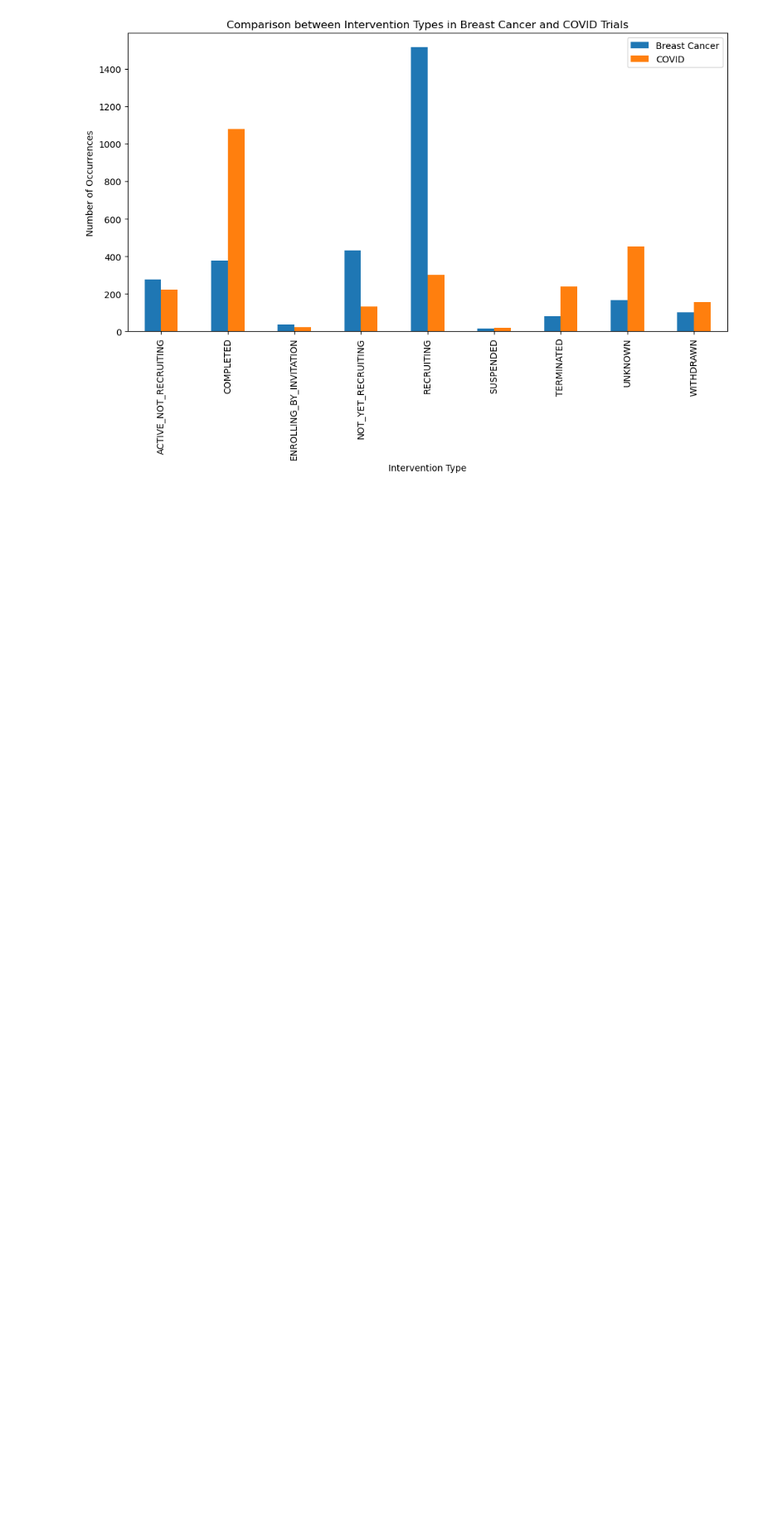
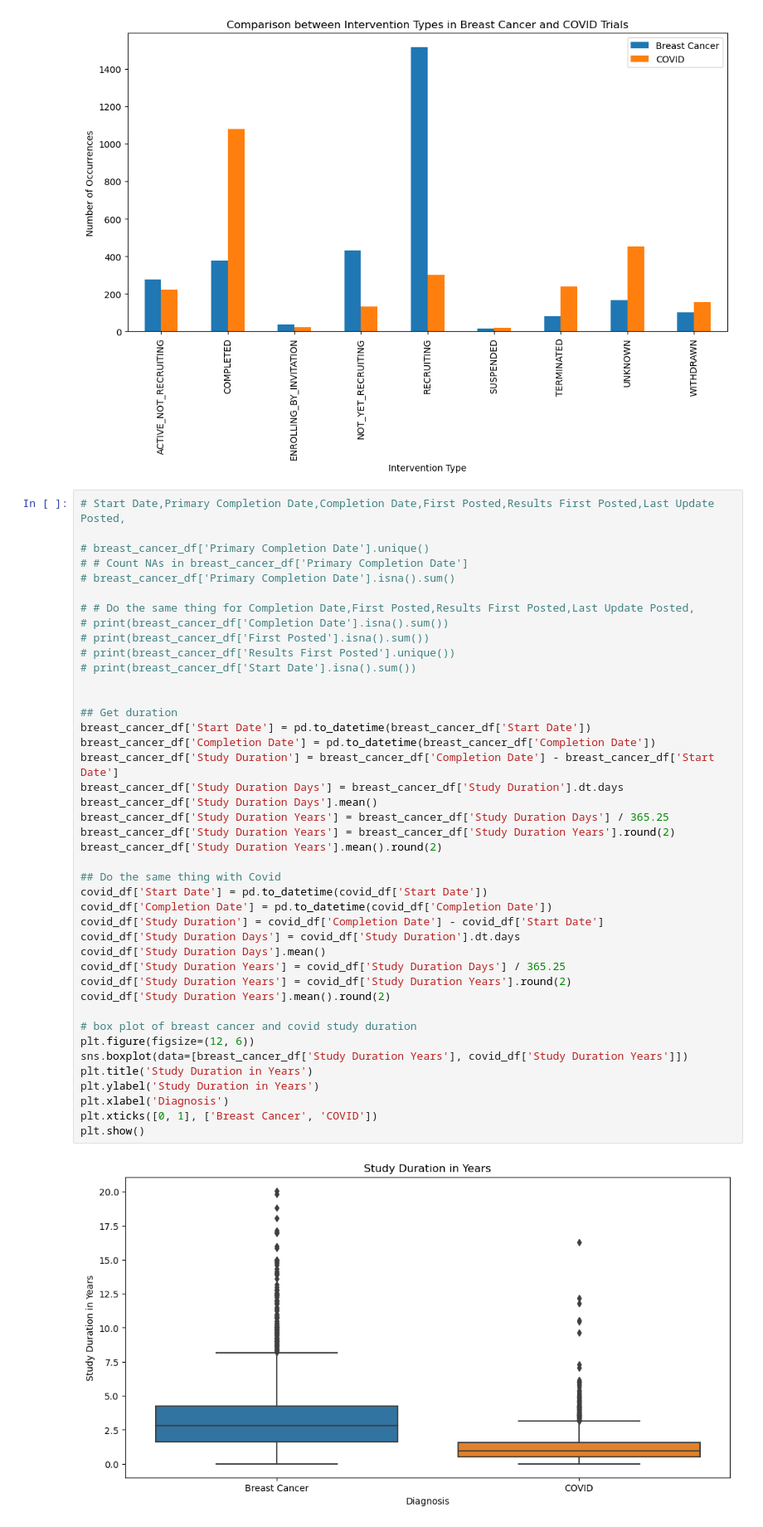
Before and after one commit to harooks/Clinical-Trials-Data-Analysis, a Jupyter notebook: partA_haruko.ipynb, the cells around one changed output. Shown at 83% size. Cells and saved outputs as stored; diff of their text form; blank space fills up the shorter version.

Commit message:
created boxplot for study duration

```diff
--- a/partA_haruko.ipynb
+++ b/partA_haruko.ipynb
@@ -155,3 +155,47 @@ plt.xlabel('Intervention Type')
 plt.show()
 # %% [output]
 [figure]
+# %%
+# Start Date,Primary Completion Date,Completion Date,First Posted,Results First Posted,Last Update Posted,
+
+# breast_cancer_df['Primary Completion Date'].unique()
+# # Count NAs in breast_cancer_df['Primary Completion Date']
+# breast_cancer_df['Primary Completion Date'].isna().sum()
+
+# # Do the same thing for Completion Date,First Posted,Results First Posted,Last Update Posted,
+# print(breast_cancer_df['Completion Date'].isna().sum())
+# print(breast_cancer_df['First Posted'].isna().sum())
+# print(breast_cancer_df['Results First Posted'].unique())
+# print(breast_cancer_df['Start Date'].isna().sum())
+
+
+## Get duration
+breast_cancer_df['Start Date'] = pd.to_datetime(breast_cancer_df['Start Date'])
+breast_cancer_df['Completion Date'] = pd.to_datetime(breast_cancer_df['Completion Date'])
+breast_cancer_df['Study Duration'] = breast_cancer_df['Completion Date'] - breast_cancer_df['Start Date']
+breast_cancer_df['Study Duration Days'] = breast_cancer_df['Study Duration'].dt.days
+breast_cancer_df['Study Duration Days'].mean()
+breast_cancer_df['Study Duration Years'] = breast_cancer_df['Study Duration Days'] / 365.25
+breast_cancer_df['Study Duration Years'] = breast_cancer_df['Study Duration Years'].round(2)
+breast_cancer_df['Study Duration Years'].mean().round(2)
+
+## Do the same thing with Covid
+covid_df['Start Date'] = pd.to_datetime(covid_df['Start Date'])
+covid_df['Completion Date'] = pd.to_datetime(covid_df['Completion Date'])
+covid_df['Study Duration'] = covid_df['Completion Date'] - covid_df['Start Date']
+covid_df['Study Duration Days'] = covid_df['Study Duration'].dt.days
+covid_df['Study Duration Days'].mean()
+covid_df['Study Duration Years'] = covid_df['Study Duration Days'] / 365.25
+covid_df['Study Duration Years'] = covid_df['Study Duration Years'].round(2)
+covid_df['Study Duration Years'].mean().round(2)
+
+# box plot of breast cancer and covid study duration
+plt.figure(figsize=(12, 6))
+sns.boxplot(data=[breast_cancer_df['Study Duration Years'], covid_df['Study Duration Years']])
+plt.title('Study Duration in Years')
+plt.ylabel('Study Duration in Years')
+plt.xlabel('Diagnosis')
+plt.xticks([0, 1], ['Breast Cancer', 'COVID'])
+plt.show()
+# %% [output]
+[figure, added]
```
Also changed, not shown: 1 other file.
